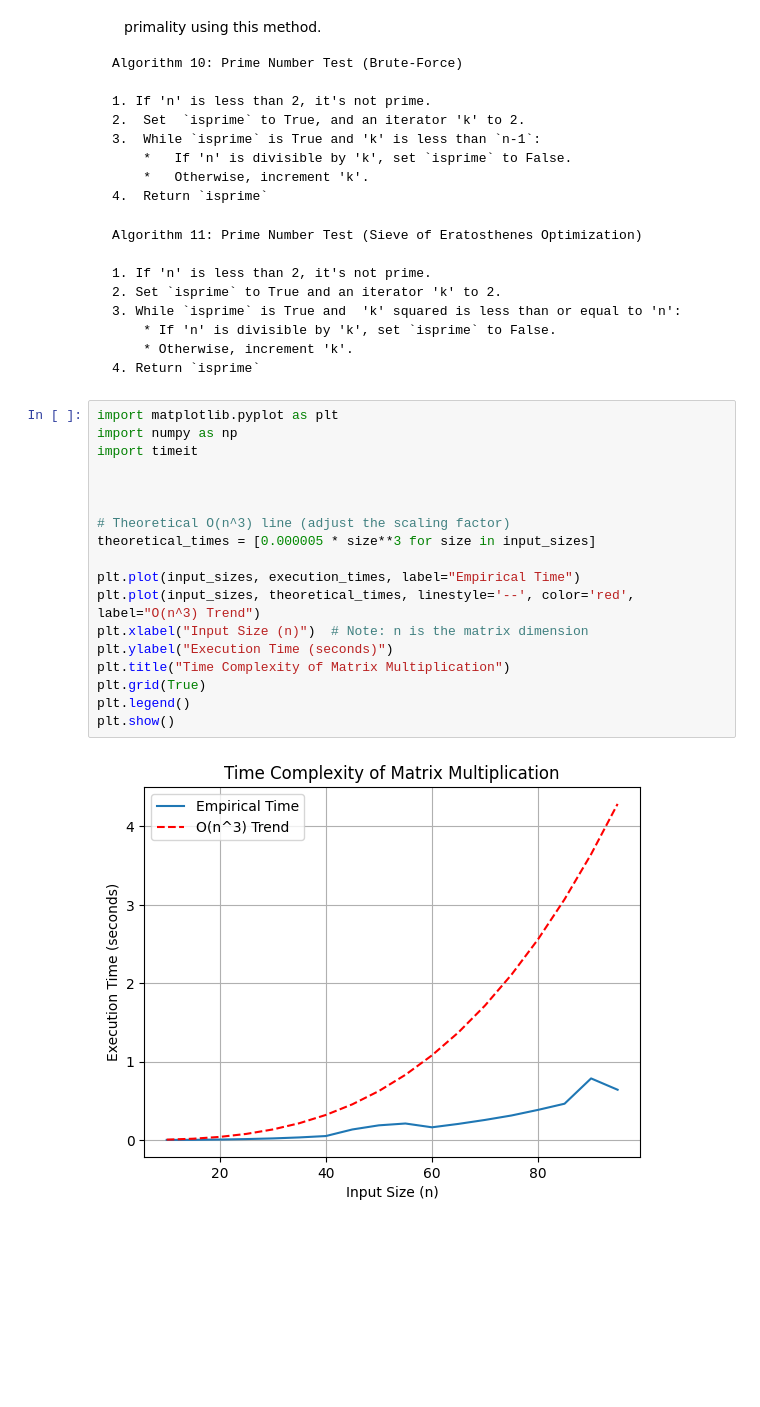
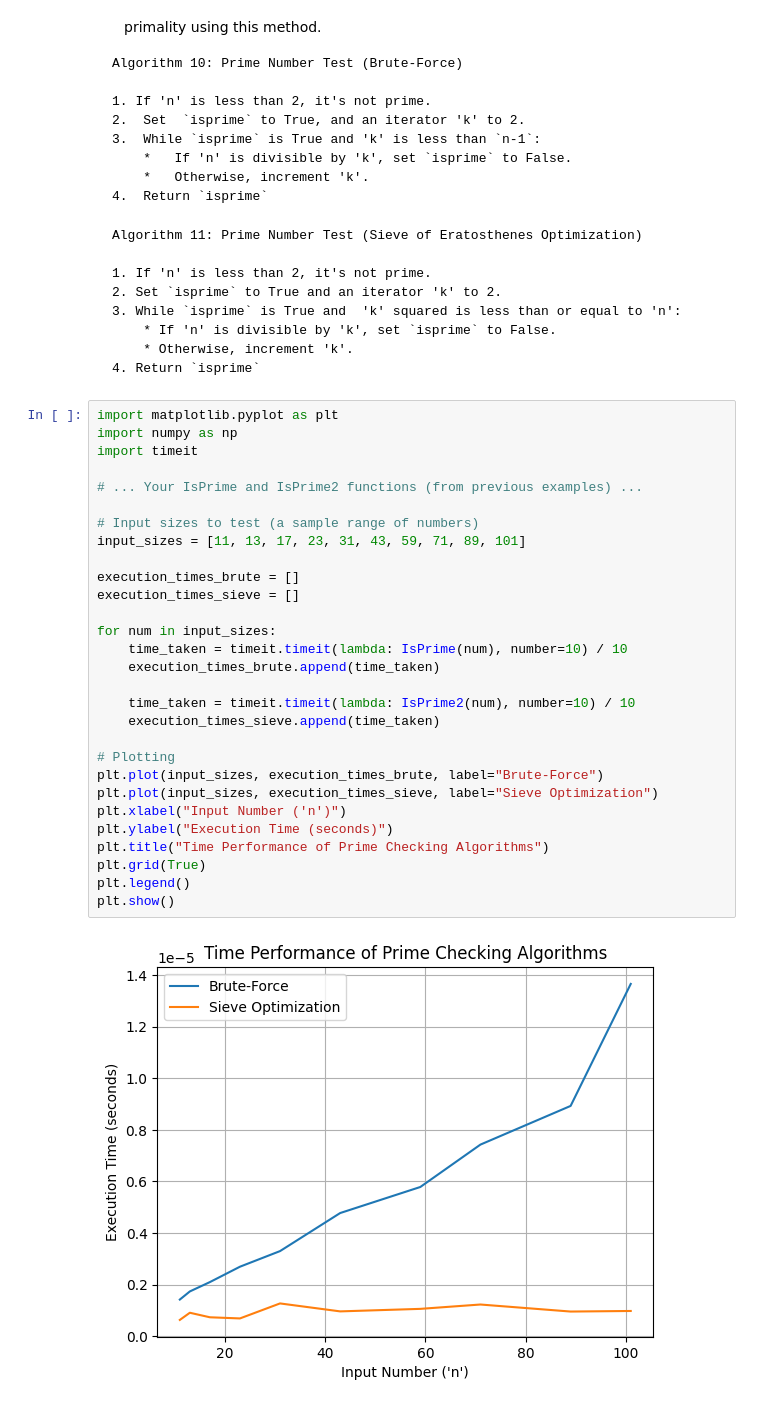
Before and after one commit to Soumya-Chakraborty/Design_and_Analysis_of_Algorithm, a Jupyter notebook: Brute_Force_Algorithm.ipynb, the cells around one changed output. Saved outputs shown, nothing was run; the diff lists cells and outputs as text; blank space fills up the shorter version.

````diff
--- a/Brute_Force_Algorithm.ipynb
+++ b/Brute_Force_Algorithm.ipynb
@@ -292,26 +292,37 @@ Algorithm 11: Prime Number Test (Sieve of Eratosthenes Optimization)
     * Otherwise, increment 'k'.
 4. Return `isprime`
 ```
-# %%
-import matplotlib.pyplot as plt
-import numpy as np
-import timeit
-
-
-
-# Theoretical O(n^3) line (adjust the scaling factor)
-theoretical_times = [0.000005 * size**3 for size in input_sizes]
-
-plt.plot(input_sizes, execution_times, label="Empirical Time")
-plt.plot(input_sizes, theoretical_times, linestyle='--', color='red', label="O(n^3) Trend")
-plt.xlabel("Input Size (n)")  # Note: n is the matrix dimension
-plt.ylabel("Execution Time (seconds)")
-plt.title("Time Complexity of Matrix Multiplication")
-plt.grid(True)
-plt.legend()
-plt.show()
-# %% [output]
-[figure, removed]
+# %%
+import matplotlib.pyplot as plt
+import numpy as np
+import timeit
+
+# ... Your IsPrime and IsPrime2 functions (from previous examples) ...
+
+# Input sizes to test (a sample range of numbers)
+input_sizes = [11, 13, 17, 23, 31, 43, 59, 71, 89, 101]
+
+execution_times_brute = []
+execution_times_sieve = []
+
+for num in input_sizes:
+    time_taken = timeit.timeit(lambda: IsPrime(num), number=10) / 10
+    execution_times_brute.append(time_taken)
+
+    time_taken = timeit.timeit(lambda: IsPrime2(num), number=10) / 10
+    execution_times_sieve.append(time_taken)
+
+# Plotting
+plt.plot(input_sizes, execution_times_brute, label="Brute-Force")
+plt.plot(input_sizes, execution_times_sieve, label="Sieve Optimization")
+plt.xlabel("Input Number ('n')")
+plt.ylabel("Execution Time (seconds)")
+plt.title("Time Performance of Prime Checking Algorithms")
+plt.grid(True)
+plt.legend()
+plt.show()
+# %% [output]
+[figure, added]
 # %%
 import matplotlib.pyplot as plt
 import numpy as np
````
Also changed, not shown: parts of 1 cell of this notebook.
